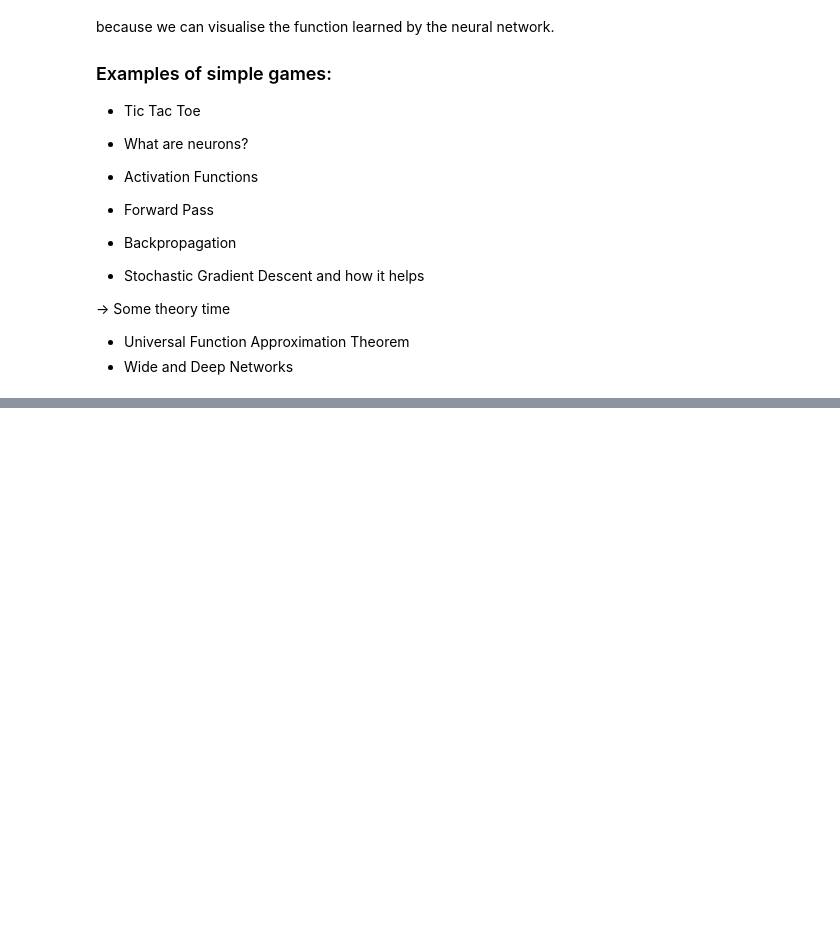
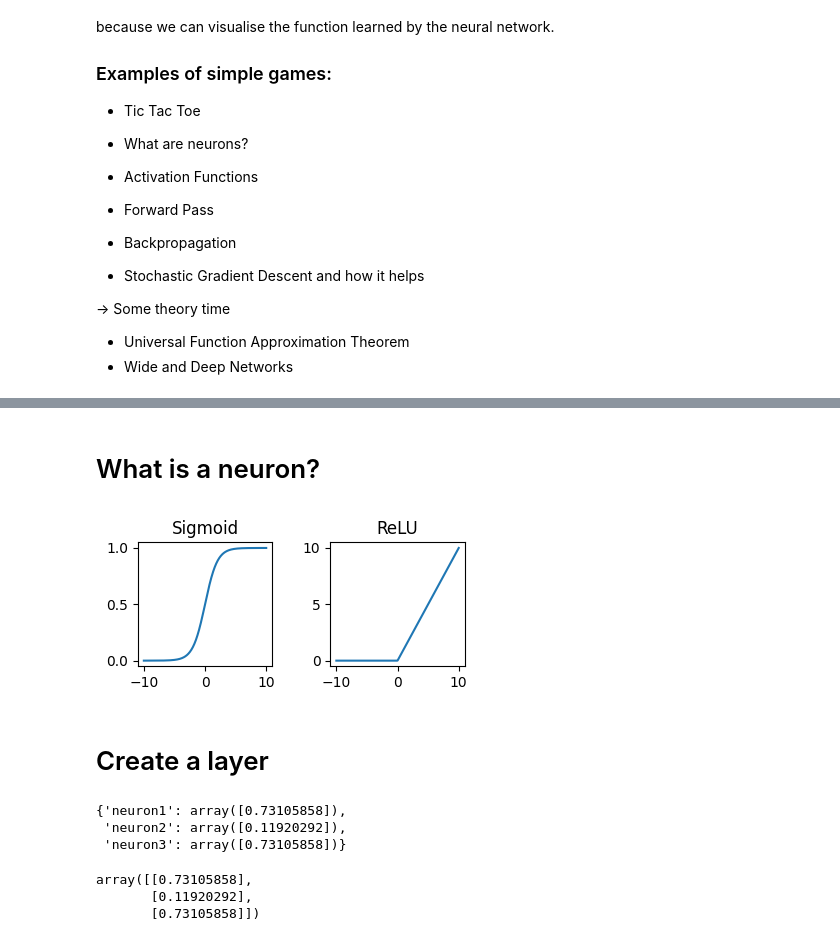
Before and after one commit to cryoTUD/ai4nanobiology, a Jupyter notebook: chapter_1.ipynb, the cells around one changed output, grey strips where cells are left out. Drawn from its saved outputs; the diff is of its cells as text; code cells hidden in the pictures; blank space fills up the shorter version.

```diff
--- a/chapter_1.ipynb
+++ b/chapter_1.ipynb
@@ -46,0 +270,33 @@ all_user_inputs
+# %% [markdown]
+# What is a neuron?
+# %%
+import matplotlib.pyplot as plt
+
+def activation_function(z, function_type="sigmoid"):
+    if function_type == "sigmoid":
+        return 1 / (1 + np.exp(-z))
+    elif function_type == "relu":
+        return np.maximum(0, z)
+    else:
+        raise ValueError("Unsupported activation function.")
+
+def neuron(input, weight, bias, activation_function_type="sigmoid"):
+    z = np.dot(input, weight) + bias
+    output = activation_function(z, function_type=activation_function_type)
+    return output
+
+# plot sigmoid and relu
+
+z = np.linspace(-10, 10, 400)
+sigmoid_values = activation_function(z, function_type="sigmoid")
+relu_values = activation_function(z, function_type="relu")
+fig, ax = plt.subplots(1, 2, figsize=(4, 2))
+ax[0].plot(z, sigmoid_values)
+ax[0].set_title("Sigmoid")
+ax[1].plot(z, relu_values)
+ax[1].set_title("ReLU")
+plt.tight_layout()
+# %% [output]
+[figure, added]
+# %% [markdown]
+# Create a layer
@@ -46,0 +314,39 @@ all_user_inputs
+# %%
+# Create a layer with 3 neurons
+input_vector = np.array([2])
+output_vector = np.array([4])
+weight_vector = np.array([0.5, -1.5, 1.0])
+bias_vector = np.array([0.0, 1.0, -1.0])
+activation_function_string = "sigmoid"
+
+layer_output = layer(
+    neuron1={
+        'input': input_vector,
+        'weight': weight_vector[0],
+        'bias': bias_vector[0],
+        'activation_function_type': activation_function_string
+    },
+    neuron2={
+        'input': input_vector,
+        'weight': weight_vector[1],
+        'bias': bias_vector[1],
+        'activation_function_type': activation_function_string
+    },
+    neuron3={
+        'input': input_vector,
+        'weight': weight_vector[2],
+        'bias': bias_vector[2],
+        'activation_function_type': activation_function_string
+    }
+)
+layer_output
+# %% [output]
+{'neuron1': array([0.73105858]),
+ 'neuron2': array([0.11920292]),
+ 'neuron3': array([0.73105858])}
+# %%
+np.asarray(list(layer_output.values()))
+# %% [output]
+array([[0.73105858],
+       [0.11920292],
+       [0.73105858]])
```
Also changed, not shown: parts of 18 cells of this notebook, 2 other files.
